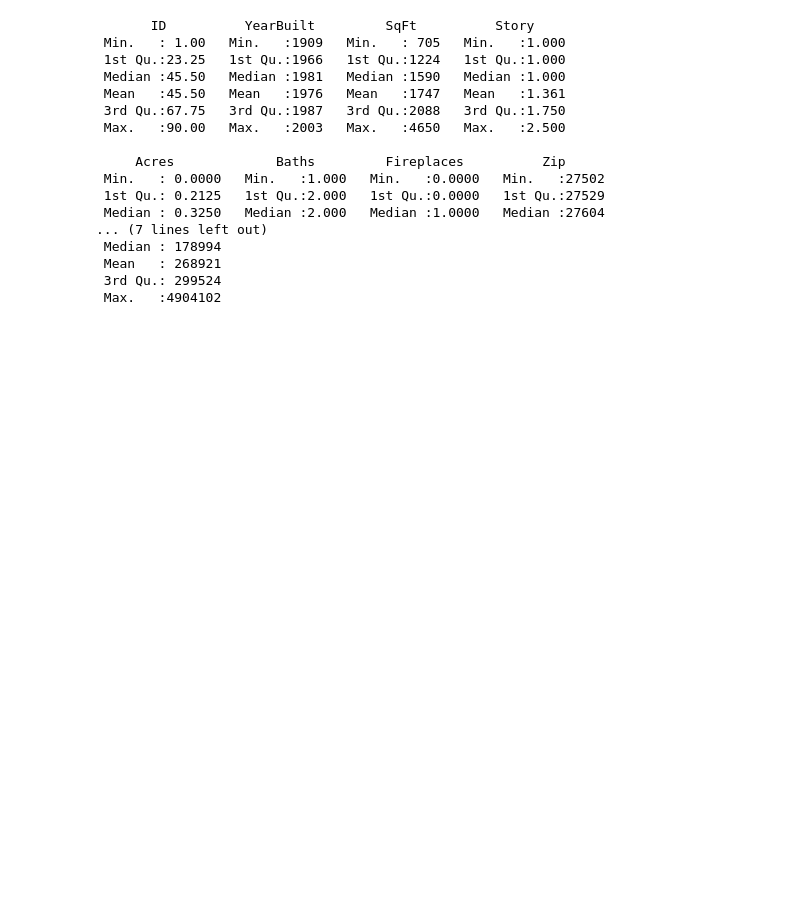
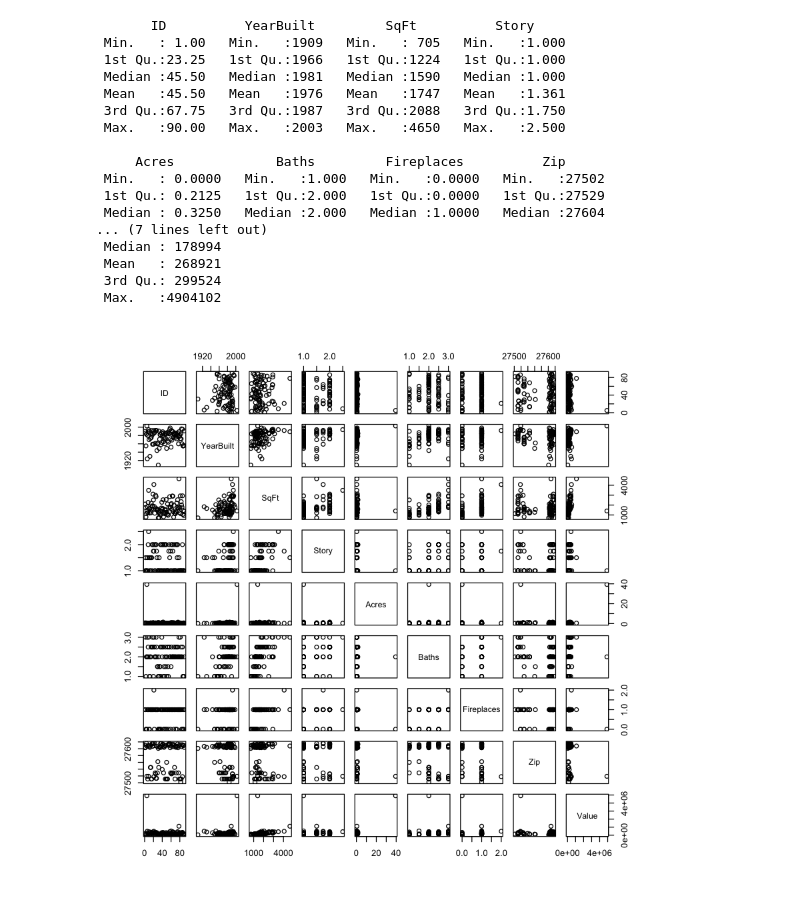
Before and after one commit to Mamie/STATS202F16Kaggle, a Jupyter notebook: notes/note_wanning_20161108.ipynb, the cells around one changed output. Drawn from its saved outputs; the diff is of its cells as text; code cells hidden in the pictures; blank space fills up the shorter version.

Commit message:
feat: Make a pairwise scatterplot of the training data

```diff
--- a/notes/note_wanning_20161108.ipynb
+++ b/notes/note_wanning_20161108.ipynb
@@ -21,3 +21,7 @@ summary(train)
  Mean   : 268921
  3rd Qu.: 299524
  Max.   :4904102
+# %%
+pairs(train)
+# %% [output]
+[figure, added]
```
